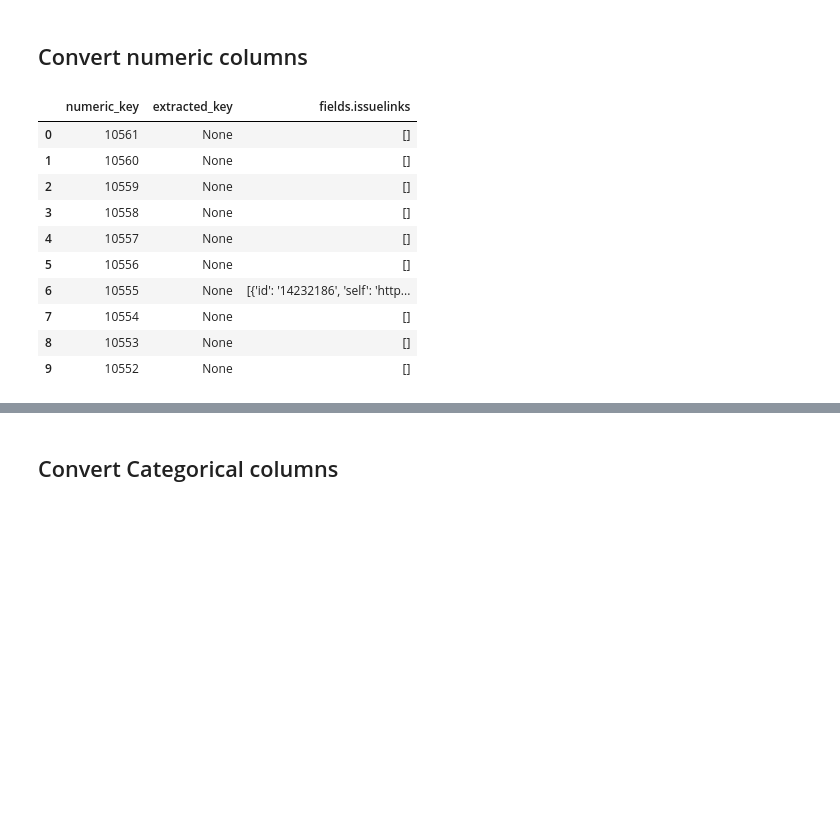
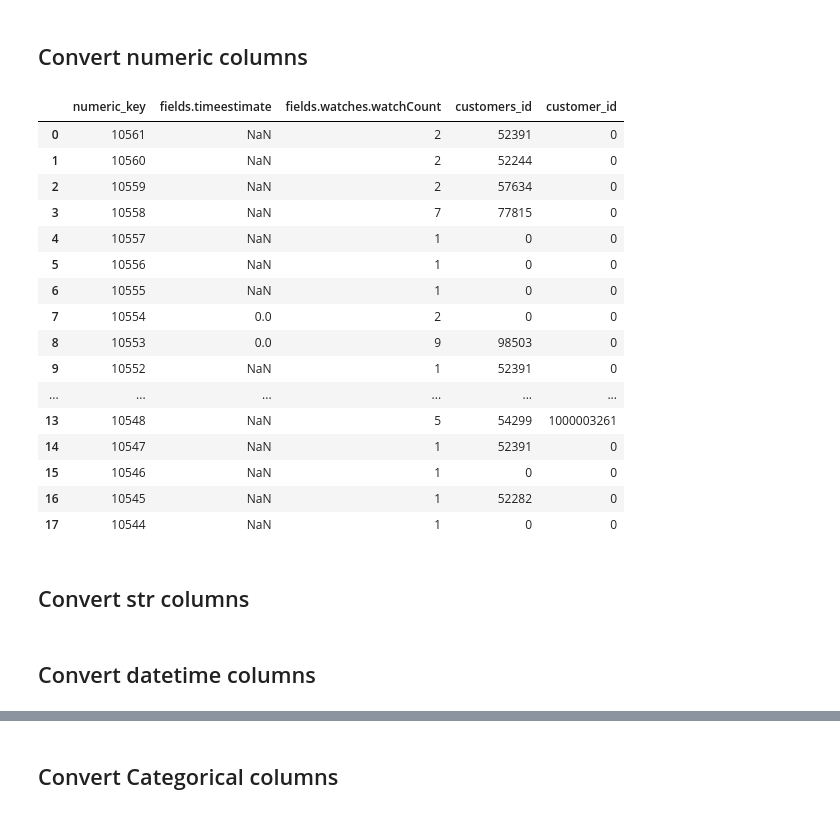
Before and after one commit to arbelkatzir/TAU, a Jupyter notebook: DL/Project/EDA.ipynb, the cells around one changed output, grey strips where cells are left out. Drawn from its saved outputs; the diff is of its cells as text; code cells hidden in the pictures; blank space fills up the shorter version.

```diff
--- a/DL/Project/EDA.ipynb
+++ b/DL/Project/EDA.ipynb
@@ -23,7 +29,32 @@ df = pd.DataFrame({})
 ## Convert numeric columns
 # %%
 df['numeric_key'] = df_raw['key'].str.split('-').str[1].astype(int)
-df['fields.Analysis'] = df_raw['fields.Analysis'].astype(str)
+df['fields.timeestimate'] = df_raw['fields.timeestimate']
+df['fields.watches.watchCount'] = pd.to_numeric(df_raw['fields.watches.watchCount'], errors='coerce')
+# %%
+# Function to extract numeric part from CUSTOMER key
+def extract_customer_number(customer):
+    if pd.notnull(customer) and isinstance(customer, str):  # Check for valid non-blank string
+        match = re.search(r'CUSTOMER-(\d+)', customer)  # Match 'CUSTOMER-' followed by numbers
+        return int(match.group(1)) if match else None  # Return the number if matched
+    return None  # Return None for blanks or missing values
+
+# Extract customer_id and ensure the column exists
+df['customers_id'] = df_raw['fields.Customer/s'].apply(extract_customer_number)
+
+# Safely handle missing values
+df['customers_id'] = df['customers_id'].fillna(0).astype(int)
+# %%
+# Function to extract and convert the numeric value to int
+def extract_customer_id(customer):
+    if pd.notnull(customer) and isinstance(customer, str):  # Check if not null and is string
+        customer = customer.strip("[]'")  # Remove brackets and quotes
+        if customer.isdigit():  # Check if the remaining string is a number
+            return int(customer)
+    return 0  # Default to 0 if value is invalid or missing
+
+# Apply the function to the column
+df['customer_id'] = df_raw['fields.CUSTOMER'].apply(extract_customer_id)
 # %%
 # # Function to extract numeric part from outwardIssue or inwardIssue
 # def extract_nccfm_key(issue_links):
@@ -48,16 +79,24 @@ df['fields.Analysis'] = df_raw['fields.Analysis'].astype(str)
 # # Apply the function to extract the numeric keys
 # df_raw['extracted_key'] = df_raw['fields.issuelinks'].apply(extract_nccfm_key)
 # %%
-df.head(10)
+df.head(18)
 # %% [output]
-|  | numeric_key | extracted_key | fields.issuelinks |
-| 0 | 10561 | None | [] |
-| 1 | 10560 | None | [] |
-| 2 | 10559 | None | [] |
-| 3 | 10558 | None | [] |
-| 4 | 10557 | None | [] |
-| 5 | 10556 | None | [] |
-| 6 | 10555 | None | [{'id': '14232186', 'self': 'http... |
-| 7 | 10554 | None | [] |
-| 8 | 10553 | None | [] |
-| 9 | 10552 | None | [] |
+|  | numeric_key | fields.timeestimate | fields.watches.watchCount | customers_id | customer_id |
+| 0 | 10561 | NaN | 2 | 52391 | 0 |
+| 1 | 10560 | NaN | 2 | 52244 | 0 |
+| 2 | 10559 | NaN | 2 | 57634 | 0 |
+| 3 | 10558 | NaN | 7 | 77815 | 0 |
+| 4 | 10557 | NaN | 1 | 0 | 0 |
+| 5 | 10556 | NaN | 1 | 0 | 0 |
+| 6 | 10555 | NaN | 1 | 0 | 0 |
+| 7 | 10554 | 0.0 | 2 | 0 | 0 |
+| 8 | 10553 | 0.0 | 9 | 98503 | 0 |
+| 9 | 10552 | NaN | 1 | 52391 | 0 |
+| ... | ... | ... | ... | ... | ... |
+| 13 | 10548 | NaN | 5 | 54299 | 1000003261 |
+| 14 | 10547 | NaN | 1 | 52391 | 0 |
+| 15 | 10546 | NaN | 1 | 0 | 0 |
+| 16 | 10545 | NaN | 1 | 52282 | 0 |
+| 17 | 10544 | NaN | 1 | 0 | 0 |
+# %% [markdown]
+## Convert str columns
@@ -63,0 +107,2 @@ df.head(10)
+# %% [markdown]
+## Convert datetime columns
```
Also changed, not shown: parts of 7 cells of this notebook, 1 other file.
